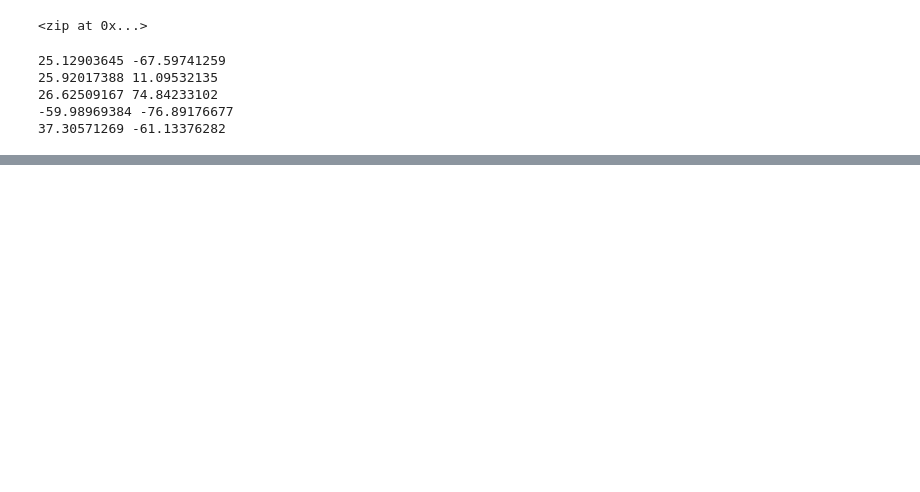
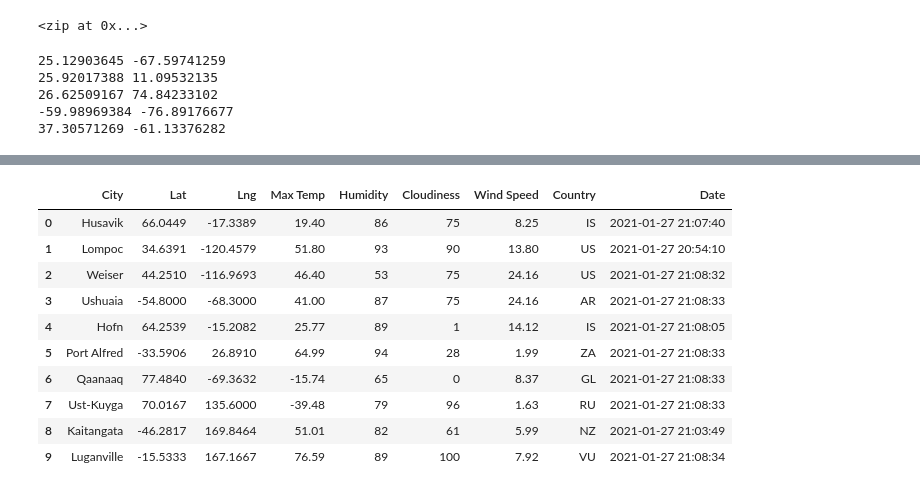
Before and after one commit to BLTerrell/World_Weather_Analysis, a Jupyter notebook: WeatherPy.ipynb, the cells around one changed output, grey strips where cells are left out. Cells and saved outputs as stored; diff of their text form; code cells hidden in the pictures; blank space fills up the shorter version.

Commit message:
Updated .gitignore and WeatherPy.ipynb

```diff
--- a/WeatherPy.ipynb
+++ b/WeatherPy.ipynb
@@ -61,0 +62,4 @@ len(cities)
+# %%
+# Starting URL for Weather Map API Call
+url = "http://api.openweathermap.org/data/2.5/weather?units=Imperial&q="
+print(url)
@@ -61,0 +121,9 @@ len(cities)
+# %%
+# Create an endpoint URL for a city.
+city_url = url + "Boston" + "&appid=" + weather_api_key
+city_weather = requests.get(city_url)
+if city_weather.json():
+    print(f"City Weather found.")
+    print(city_url)
+else:
+    print(f"City weather not found.")
@@ -61,0 +158,10 @@ len(cities)
+# %%
+# Create an empty list to hold the weather data
+city_data = []
+# Print the beginning of the logging
+print("Beginning Data Retrieval     ")
+print("-----------------------------")
+
+# Create counters
+record_count = 1
+set_count = 1
@@ -61,0 +240,16 @@ len(cities)
+# %%
+# Convert the array of dictionaries to a Pandas DataFrame
+city_data_df = pd.DataFrame(city_data)
+city_data_df.head(10)
+# %% [output]
+|  | City | Lat | Lng | Max Temp | Humidity | Cloudiness | Wind Speed | Country | Date |
+| 0 | Husavik | 66.0449 | -17.3389 | 19.40 | 86 | 75 | 8.25 | IS | 2021-01-27 21:07:40 |
+| 1 | Lompoc | 34.6391 | -120.4579 | 51.80 | 93 | 90 | 13.80 | US | 2021-01-27 20:54:10 |
+| 2 | Weiser | 44.2510 | -116.9693 | 46.40 | 53 | 75 | 24.16 | US | 2021-01-27 21:08:32 |
+| 3 | Ushuaia | -54.8000 | -68.3000 | 41.00 | 87 | 75 | 24.16 | AR | 2021-01-27 21:08:33 |
+| 4 | Hofn | 64.2539 | -15.2082 | 25.77 | 89 | 1 | 14.12 | IS | 2021-01-27 21:08:05 |
+| 5 | Port Alfred | -33.5906 | 26.8910 | 64.99 | 94 | 28 | 1.99 | ZA | 2021-01-27 21:08:33 |
+| 6 | Qaanaaq | 77.4840 | -69.3632 | -15.74 | 65 | 0 | 8.37 | GL | 2021-01-27 21:08:33 |
+| 7 | Ust-Kuyga | 70.0167 | 135.6000 | -39.48 | 79 | 96 | 1.63 | RU | 2021-01-27 21:08:33 |
+| 8 | Kaitangata | -46.2817 | 169.8464 | 51.01 | 82 | 61 | 5.99 | NZ | 2021-01-27 21:03:49 |
+| 9 | Luganville | -15.5333 | 167.1667 | 76.59 | 89 | 100 | 7.92 | VU | 2021-01-27 21:08:34 |
```
Also changed, not shown: parts of 21 cells of this notebook, 2 other files.
